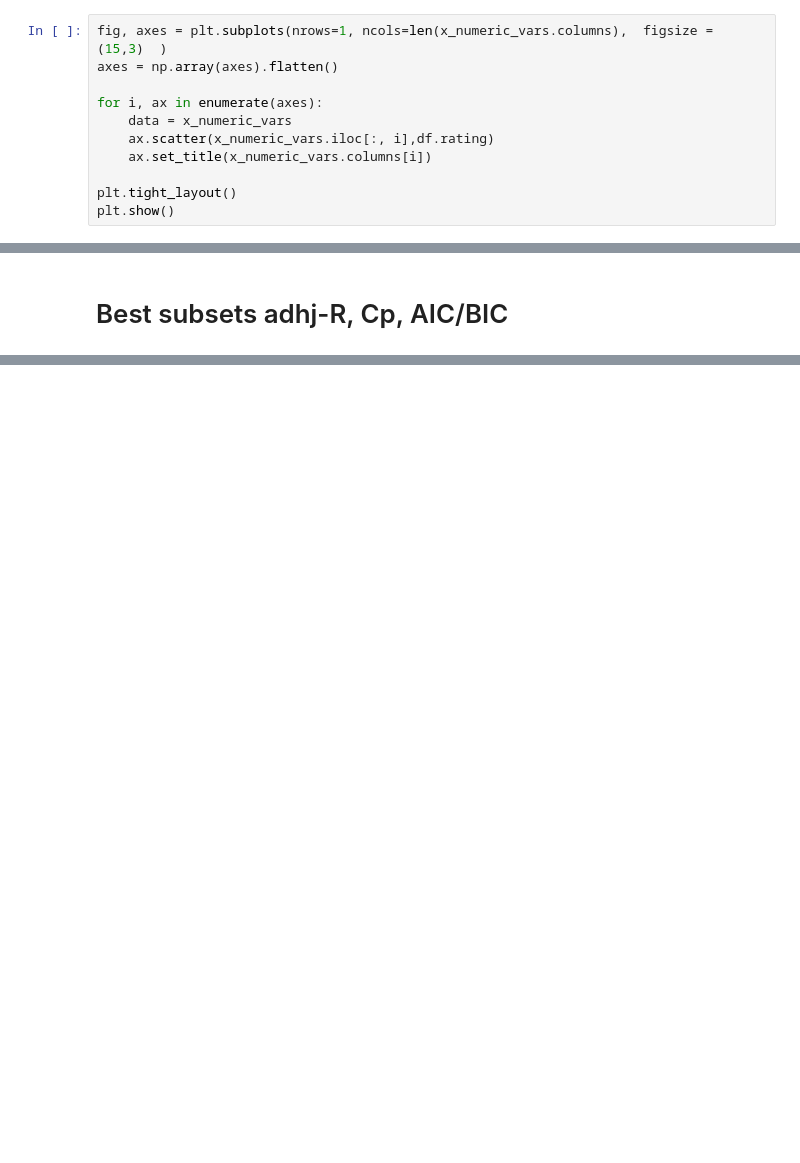
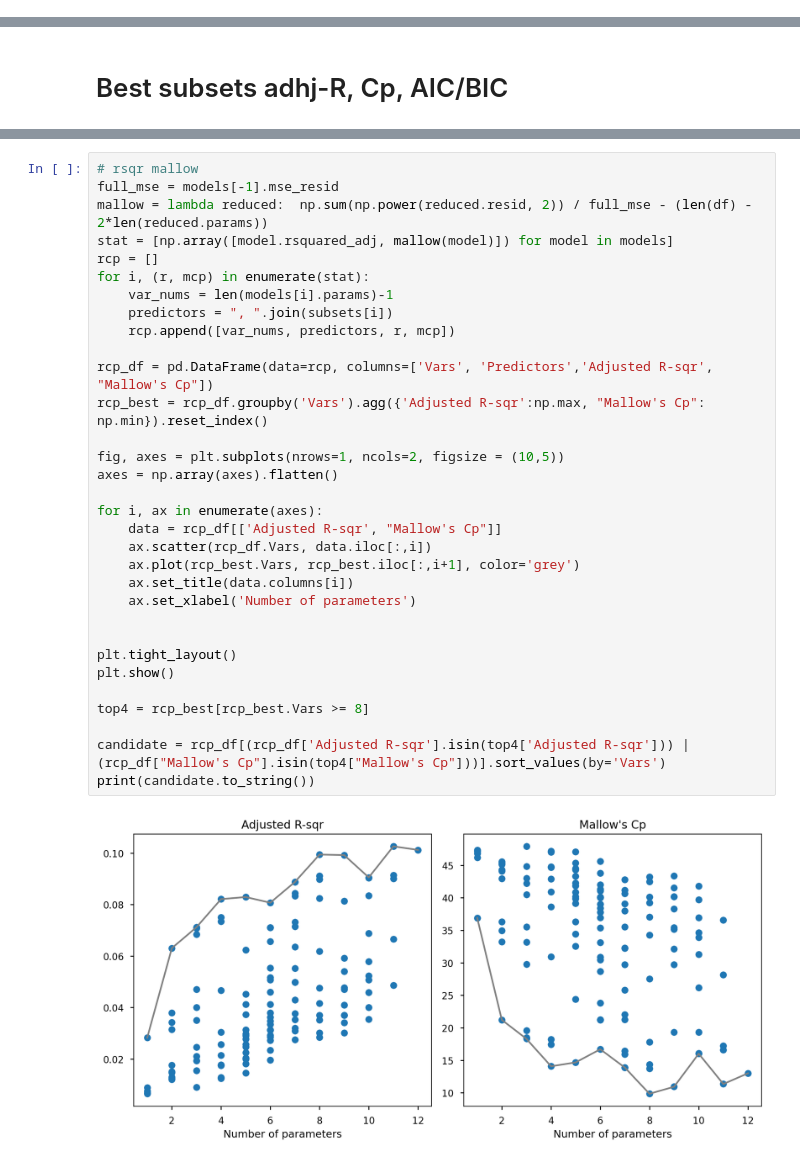
Before and after one commit to flomch/linear-regression-final-project, a Jupyter notebook: flora-analysis.ipynb, the cells around one changed output, grey strips where cells are left out. Drawn from its saved outputs; the diff is of its cells as text; blank space fills up the shorter version.

```diff
--- a/flora-analysis.ipynb
+++ b/flora-analysis.ipynb
@@ -88,11 +48,0 @@ plt.show()
-# %%
-fig, axes = plt.subplots(nrows=1, ncols=len(x_numeric_vars.columns),  figsize = (15,3)  )
-axes = np.array(axes).flatten()
-
-for i, ax in enumerate(axes):
-    data = x_numeric_vars
-    ax.scatter(x_numeric_vars.iloc[:, i],df.rating)
-    ax.set_title(x_numeric_vars.columns[i])
-
-plt.tight_layout()
-plt.show()
@@ -187,0 +130,34 @@ stat = [np.array([model.rsquared_adj, mallow(model)]) for model in models]
+# %%
+# rsqr mallow
+full_mse = models[-1].mse_resid
+mallow = lambda reduced:  np.sum(np.power(reduced.resid, 2)) / full_mse - (len(df) - 2*len(reduced.params))
+stat = [np.array([model.rsquared_adj, mallow(model)]) for model in models]
+rcp = []
+for i, (r, mcp) in enumerate(stat):
+    var_nums = len(models[i].params)-1
+    predictors = ", ".join(subsets[i])
+    rcp.append([var_nums, predictors, r, mcp])
+
+rcp_df = pd.DataFrame(data=rcp, columns=['Vars', 'Predictors','Adjusted R-sqr', "Mallow's Cp"])
+rcp_best = rcp_df.groupby('Vars').agg({'Adjusted R-sqr':np.max, "Mallow's Cp": np.min}).reset_index()
+
+fig, axes = plt.subplots(nrows=1, ncols=2, figsize = (10,5))
+axes = np.array(axes).flatten()
+
+for i, ax in enumerate(axes):
+    data = rcp_df[['Adjusted R-sqr', "Mallow's Cp"]]
+    ax.scatter(rcp_df.Vars, data.iloc[:,i])
+    ax.plot(rcp_best.Vars, rcp_best.iloc[:,i+1], color='grey')
+    ax.set_title(data.columns[i])
+    ax.set_xlabel('Number of parameters')
+
+
+plt.tight_layout()
+plt.show()
+
+top4 = rcp_best[rcp_best.Vars >= 8]
+
+candidate = rcp_df[(rcp_df['Adjusted R-sqr'].isin(top4['Adjusted R-sqr'])) | (rcp_df["Mallow's Cp"].isin(top4["Mallow's Cp"]))].sort_values(by='Vars')
+print(candidate.to_string())
+# %% [output]
+[figure, added]
```
Also changed, not shown: parts of 17 cells of this notebook, 1 other file.
